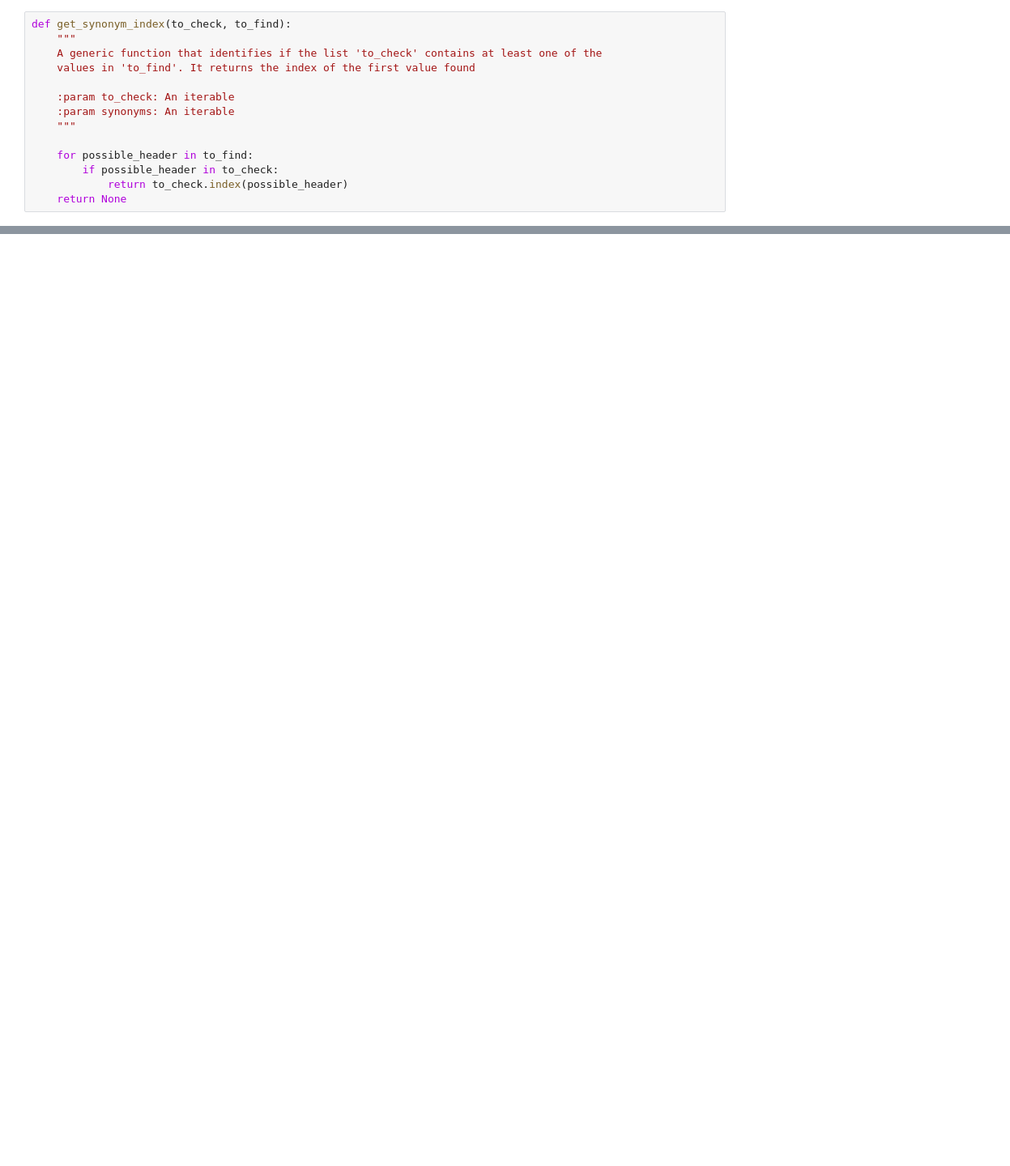
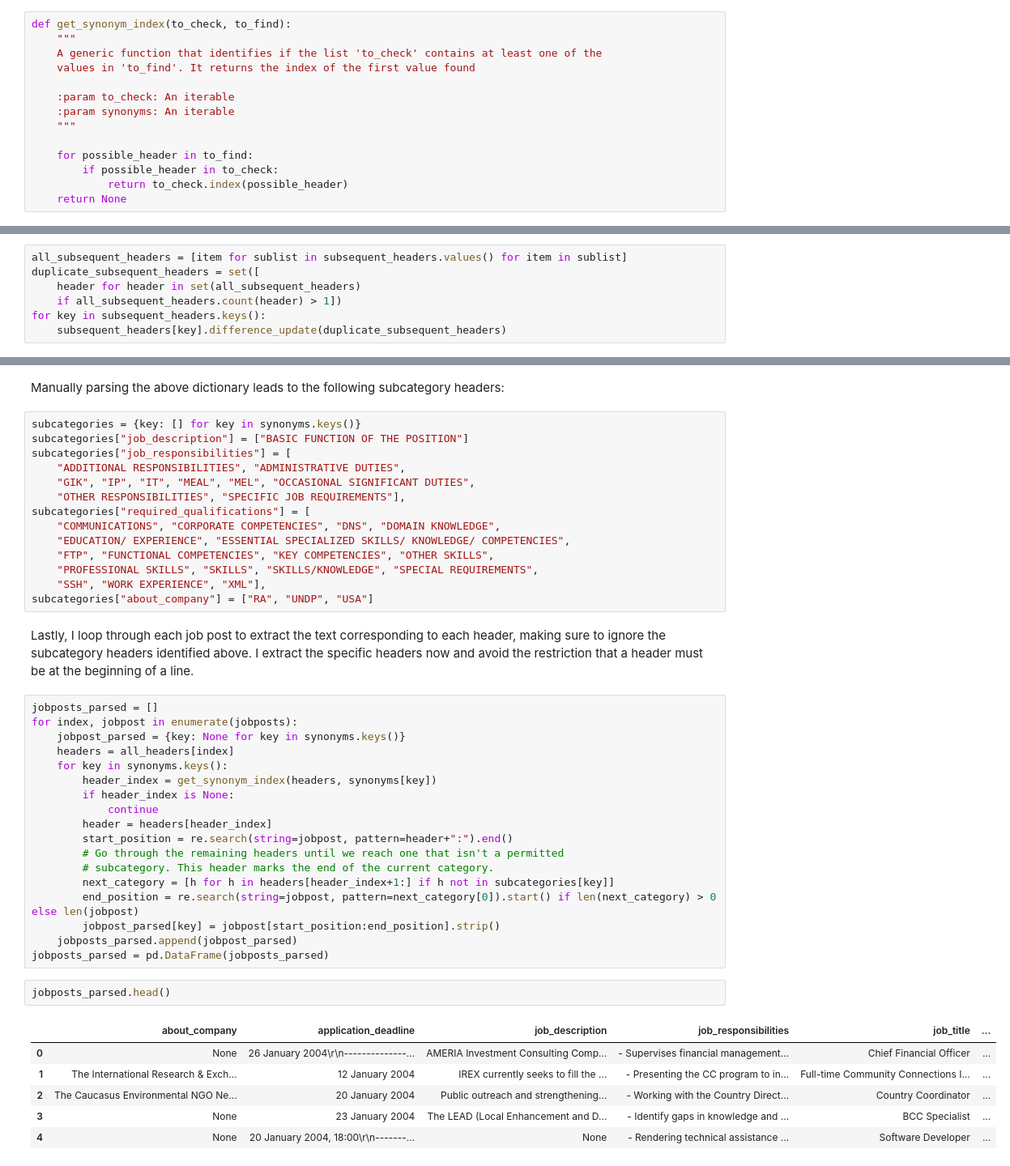
Before and after one commit to DragonDuck/assessment_gdp, a Jupyter notebook: DataScientist_Assessment.ipynb, the cells around one changed output, grey strips where cells are left out. Shown at 81% size. Saved outputs shown, nothing was run; the diff lists cells and outputs as text; blank space fills up the shorter version.

```diff
--- a/DataScientist_Assessment.ipynb
+++ b/DataScientist_Assessment.ipynb
@@ -277,0 +203,7 @@ website and follow the "Post an Announcement" link.
+# %%
+all_subsequent_headers = [item for sublist in subsequent_headers.values() for item in sublist]
+duplicate_subsequent_headers = set([
+    header for header in set(all_subsequent_headers)
+    if all_subsequent_headers.count(header) > 1])
+for key in subsequent_headers.keys():
+    subsequent_headers[key].difference_update(duplicate_subsequent_headers)
@@ -277,0 +230,45 @@ website and follow the "Post an Announcement" link.
+# %% [markdown]
+Manually parsing the above dictionary leads to the following subcategory headers:
+# %%
+subcategories = {key: [] for key in synonyms.keys()}
+subcategories["job_description"] = ["BASIC FUNCTION OF THE POSITION"]
+subcategories["job_responsibilities"] = [
+    "ADDITIONAL RESPONSIBILITIES", "ADMINISTRATIVE DUTIES",
+    "GIK", "IP", "IT", "MEAL", "MEL", "OCCASIONAL SIGNIFICANT DUTIES",
+    "OTHER RESPONSIBILITIES", "SPECIFIC JOB REQUIREMENTS"],
+subcategories["required_qualifications"] = [
+    "COMMUNICATIONS", "CORPORATE COMPETENCIES", "DNS", "DOMAIN KNOWLEDGE",
+    "EDUCATION/ EXPERIENCE", "ESSENTIAL SPECIALIZED SKILLS/ KNOWLEDGE/ COMPETENCIES",
+    "FTP", "FUNCTIONAL COMPETENCIES", "KEY COMPETENCIES", "OTHER SKILLS",
+    "PROFESSIONAL SKILLS", "SKILLS", "SKILLS/KNOWLEDGE", "SPECIAL REQUIREMENTS",
+    "SSH", "WORK EXPERIENCE", "XML"],
+subcategories["about_company"] = ["RA", "UNDP", "USA"]
+# %% [markdown]
+Lastly, I loop through each job post to extract the text corresponding to each header, making sure to ignore the subcategory headers identified above. I extract the specific headers now and avoid the restriction that a header must be at the beginning of a line.
+# %%
+jobposts_parsed = []
+for index, jobpost in enumerate(jobposts):
+    jobpost_parsed = {key: None for key in synonyms.keys()}
+    headers = all_headers[index]
+    for key in synonyms.keys():
+        header_index = get_synonym_index(headers, synonyms[key])
+        if header_index is None:
+            continue
+        header = headers[header_index]
+        start_position = re.search(string=jobpost, pattern=header+":").end()
+        # Go through the remaining headers until we reach one that isn't a permitted
+        # subcategory. This header marks the end of the current category.
+        next_category = [h for h in headers[header_index+1:] if h not in subcategories[key]]
+        end_position = re.search(string=jobpost, pattern=next_category[0]).start() if len(next_category) > 0 else len(jobpost)
+        jobpost_parsed[key] = jobpost[start_position:end_position].strip()
+    jobposts_parsed.append(jobpost_parsed)
+jobposts_parsed = pd.DataFrame(jobposts_parsed)
+# %%
+jobposts_parsed.head()
+# %% [output]
+|  | about_company | application_deadline | job_description | job_responsibilities | job_title | ... |
+| 0 | None | 26 January 2004\r\n--------------... | AMERIA Investment Consulting Comp... | - Supervises financial management... | Chief Financial Officer | ... |
+| 1 | The International Research & Exch... | 12 January 2004 | IREX currently seeks to fill the ... | - Presenting the CC program to in... | Full-time Community Connections I... | ... |
+| 2 | The Caucasus Environmental NGO Ne... | 20 January 2004 | Public outreach and strengthening... | - Working with the Country Direct... | Country Coordinator | ... |
+| 3 | None | 23 January 2004 | The LEAD (Local Enhancement and D... | - Identify gaps in knowledge and ... | BCC Specialist | ... |
+| 4 | None | 20 January 2004, 18:00\r\n-------... | None | - Rendering technical assistance ... | Software Developer | ... |
```
Also changed, not shown: parts of 18 cells of this notebook.
